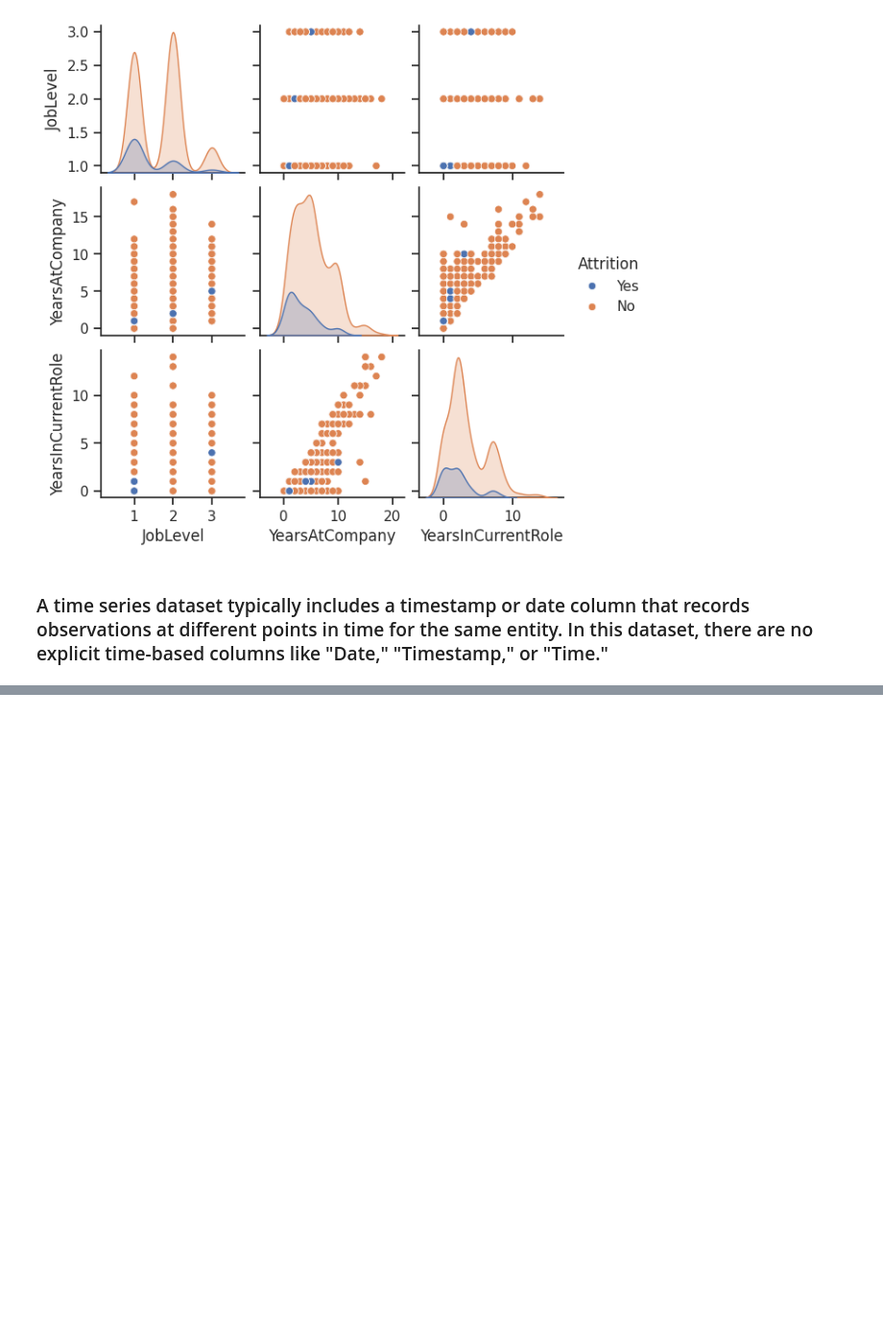
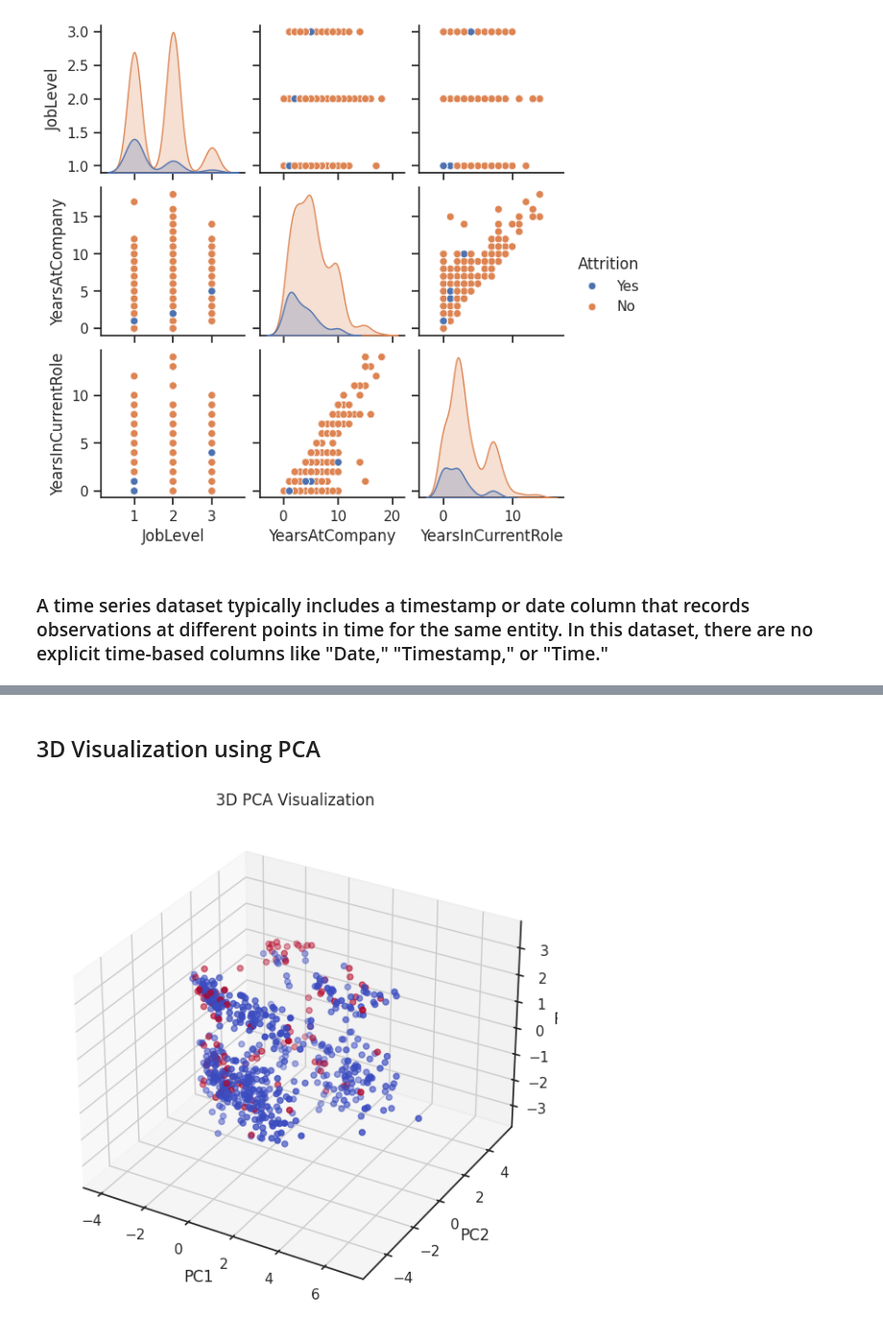
Before and after one commit to Shweta21BCE2781/BCSE331L-EDA, a Jupyter notebook: 21BCE2781.ipynb, the cells around one changed output, grey strips where cells are left out. Shown at 96% size. Saved outputs shown, nothing was run; the diff lists cells and outputs as text; code cells hidden in the pictures; blank space fills up the shorter version.

```diff
--- a/21BCE2781.ipynb
+++ b/21BCE2781.ipynb
@@ -521,0 +657,20 @@ plt.show()
+# %% [markdown]
+## 3D Visualization using PCA
+# %%
+from sklearn.decomposition import PCA
+from mpl_toolkits.mplot3d import Axes3D
+
+# Already scaled as X_scaled
+pca_3d = PCA(n_components=3)
+pc_3d = pca_3d.fit_transform(X_scaled)
+
+fig = plt.figure(figsize=(10, 7))
+ax = fig.add_subplot(111, projection='3d')
+ax.scatter(pc_3d[:, 0], pc_3d[:, 1], pc_3d[:, 2], c=y, cmap='coolwarm')
+ax.set_title('3D PCA Visualization')
+ax.set_xlabel('PC1')
+ax.set_ylabel('PC2')
+ax.set_zlabel('PC3')
+plt.show()
+# %% [output]
+[figure, added]
```
Also changed, not shown: parts of 21 cells of this notebook.
